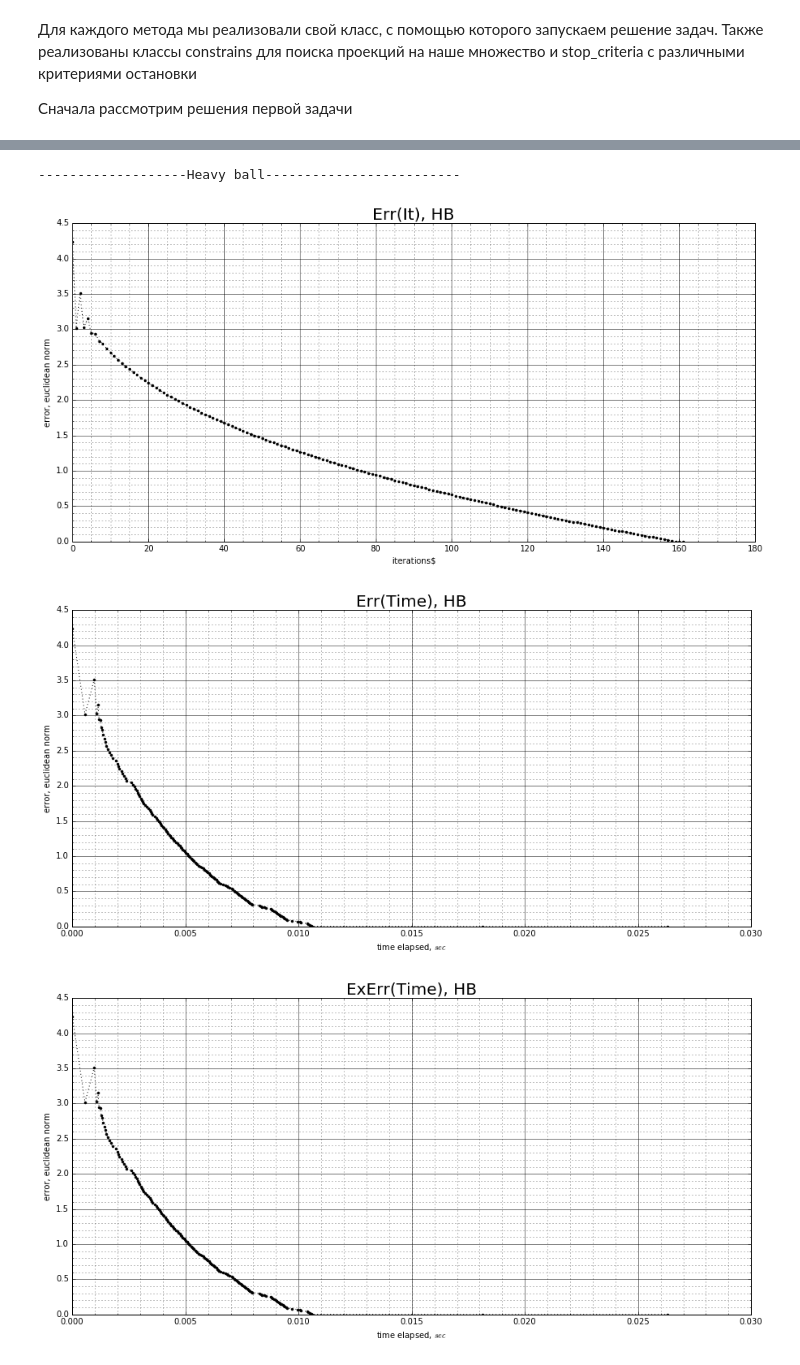
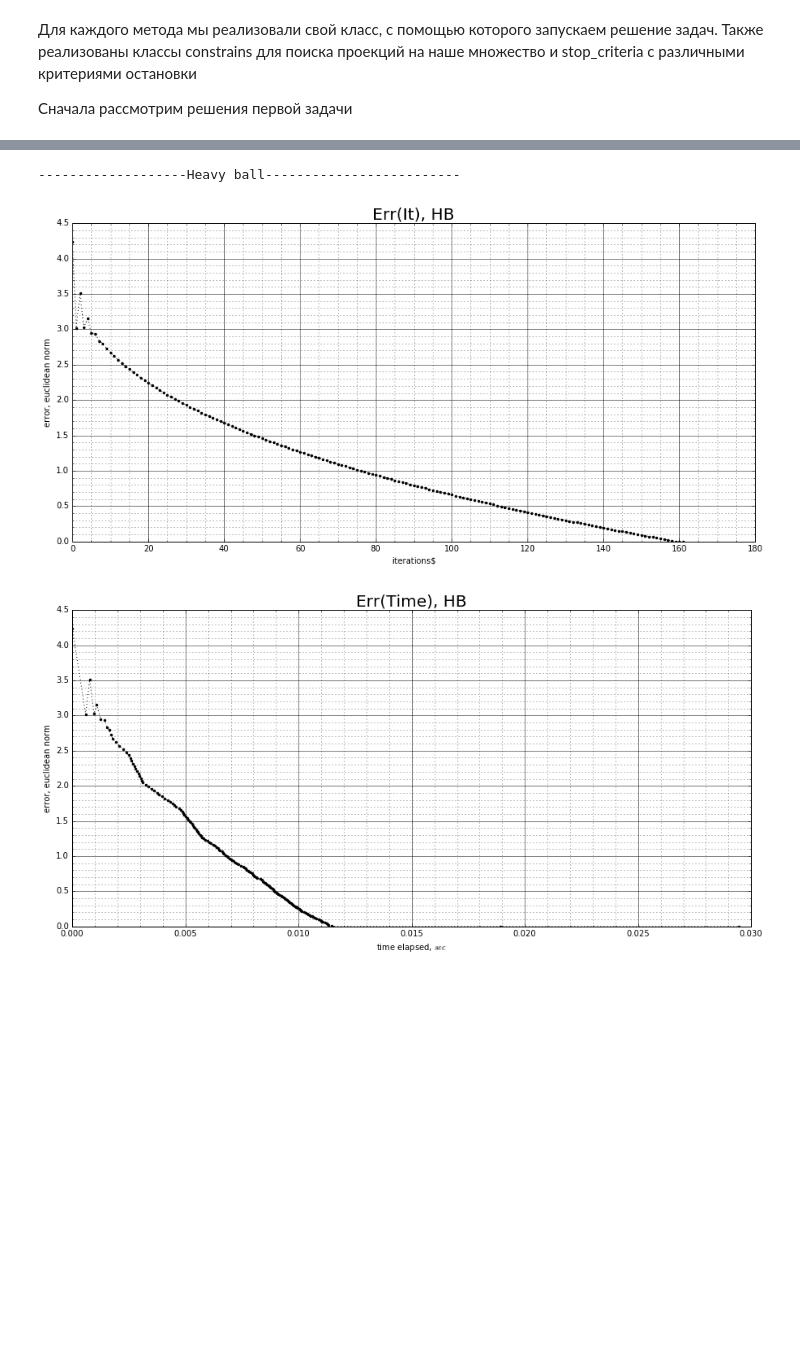
Before and after one commit to KaEuAn/ConvexOptimisationProject, a Jupyter notebook: presentation.ipynb, the cells around one changed output, grey strips where cells are left out. Drawn from its saved outputs; the diff is of its cells as text; code cells hidden in the pictures; blank space fills up the shorter version.

```diff
--- a/presentation.ipynb
+++ b/presentation.ipynb
@@ -229,23 +212,19 @@ result.ShowTime("ExErr(Time), GD")
 # %%
 print("-------------------Heavy ball-------------------------")
 # heavy ball descent solver initialisation
 init_point = constraints.projection(np.array([0, 0]))
 criteria = nst.stop_criterias.ydiff_stop_crit(0.00001)
 heavy_ball_task = hb.solver(oracle, constraints)
 heavy_ball_task.set_init_position(init_point)
 heavy_ball_task.set_alpha(0.5, 0.5)
 
 # launch
 result = heavy_ball_task.make(criteria)
 
 # result showing
 result.ShowIterations("Err(It), HB")
 result.ShowTime("Err(Time), HB")
-exact_solution = np.array([3., 3.])
-result.InitializeExactSolution(exact_solution)
-result.ShowTime("ExErr(Time), HB")
 # %% [output]
 -------------------Heavy ball-------------------------
 [figure]
-[figure, old version]
+[figure, new version]
-[figure, removed]
```
Also changed, not shown: parts of 19 cells of this notebook.
